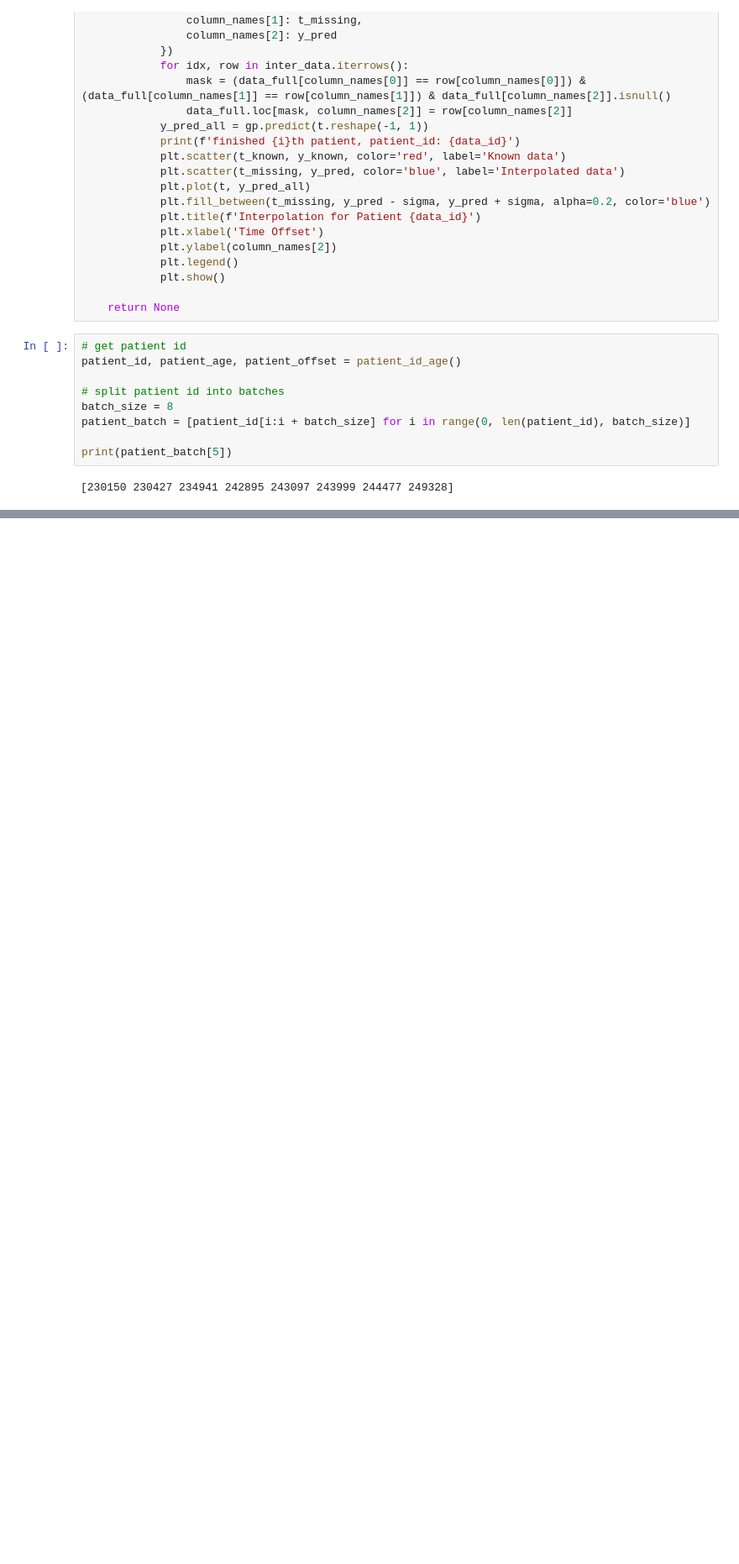
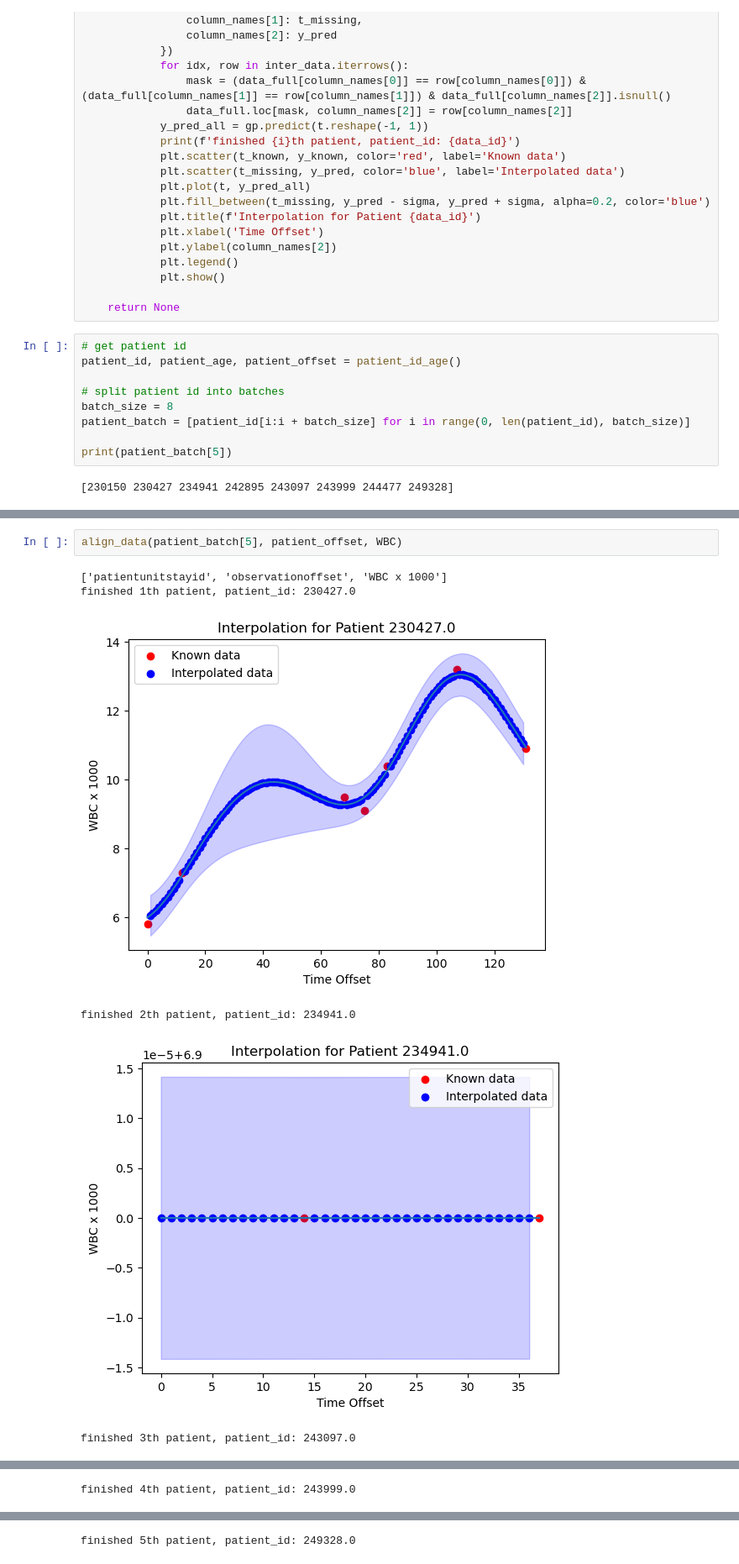
Before and after one commit to xiao-zy19/stream, a Jupyter notebook: Data_extract/align_data.ipynb, the cells around one changed output, grey strips where cells are left out. Shown at 84% size. Saved outputs shown, nothing was run; the diff lists cells and outputs as text; blank space fills up the shorter version.

```diff
--- a/Data_extract/align_data.ipynb
+++ b/Data_extract/align_data.ipynb
@@ -144,0 +173,9 @@ KeyboardInterrupt:
+# %%
+align_data(patient_batch[5], patient_offset, WBC)
+# %% [output]
+['patientunitstayid', 'observationoffset', 'WBC x 1000']
+finished 1th patient, patient_id: 230427.0
+[figure, added]
+finished 2th patient, patient_id: 234941.0
+[figure, added]
+finished 3th patient, patient_id: 243097.0
@@ -144,0 +183 @@ KeyboardInterrupt:
+finished 4th patient, patient_id: 243999.0
@@ -144,0 +185 @@ KeyboardInterrupt:
+finished 5th patient, patient_id: 249328.0
```
Also changed, not shown: parts of 6 cells of this notebook.
